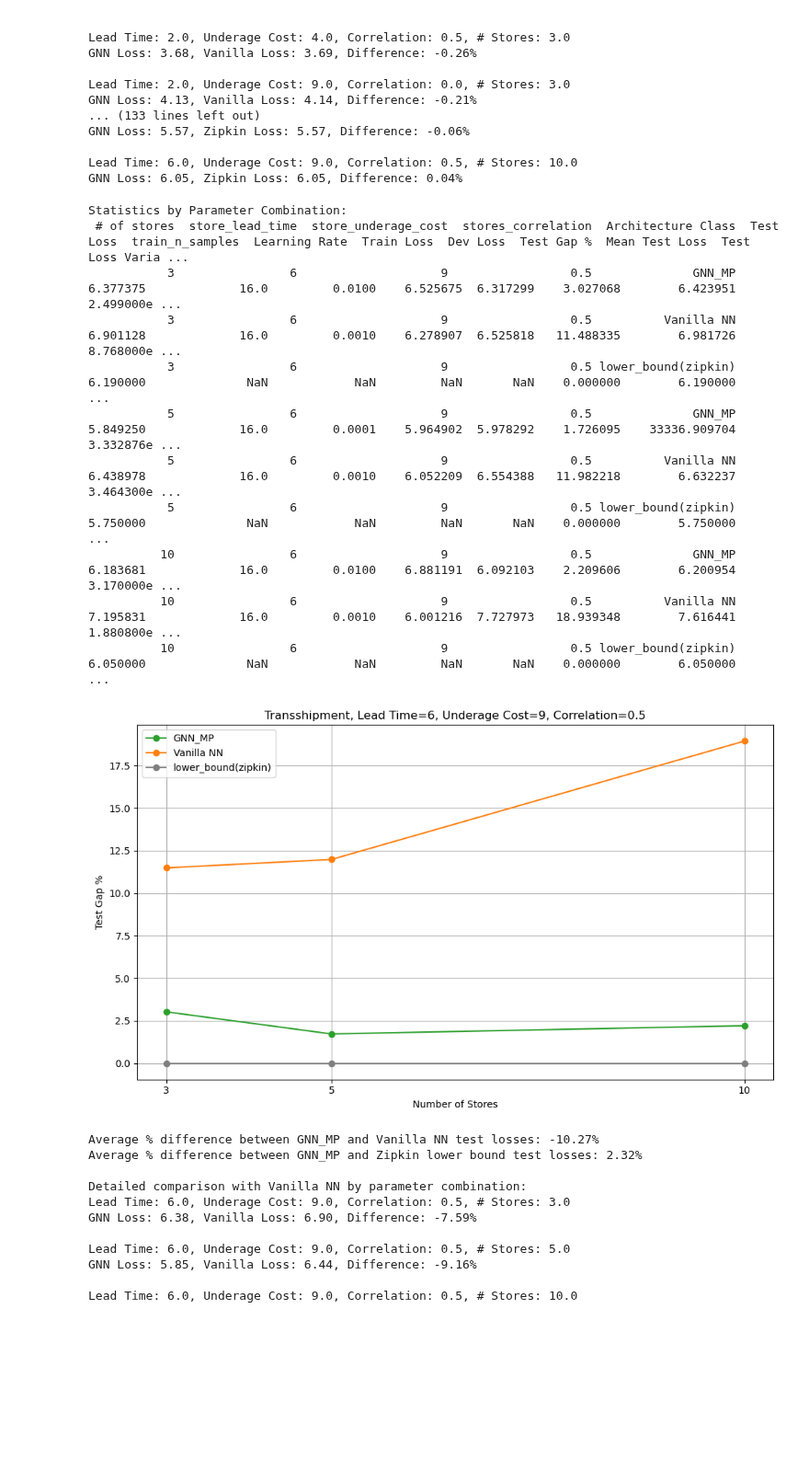
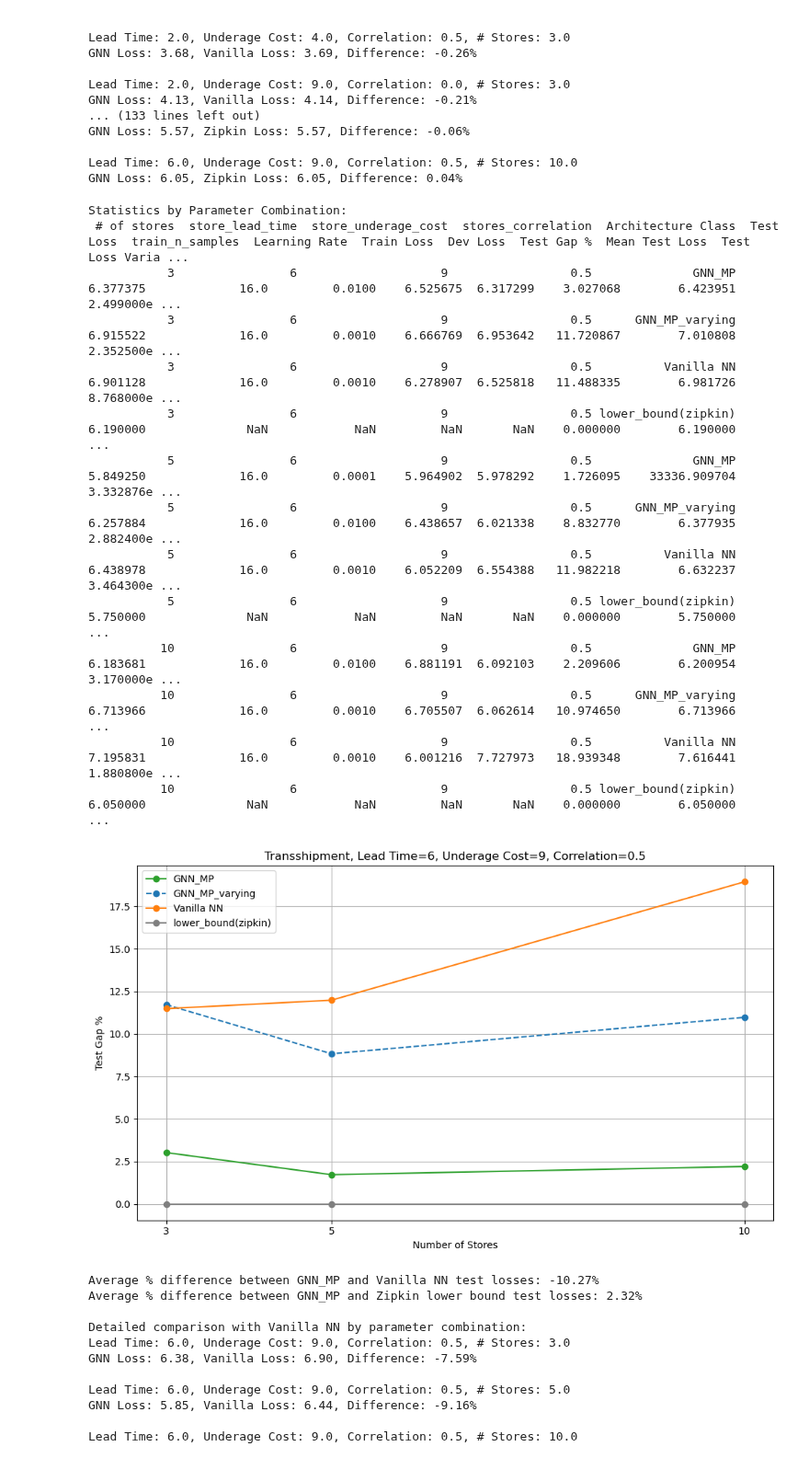
Before and after one commit to minuk302/Neural_inventory_control, a Jupyter notebook: analysis/ray_generic_architecture_transshipment.ipynb, the cells around one changed output. Shown at 92% size. Saved outputs shown, nothing was run; the diff lists cells and outputs as text; code cells hidden in the pictures; blank space fills up the shorter version.

```diff
--- a/analysis/ray_generic_architecture_transshipment.ipynb
+++ b/analysis/ray_generic_architecture_transshipment.ipynb
@@ -372,12 +372,14 @@ lower_bound_df = pd.DataFrame(lower_bound_data)
 # Define color scheme for architecture types
 color_scheme = {
     "GNN_MP": "#2ca02c",  # Green
+    "GNN_MP_varying": "#1f77b4",  # Blue
     "lower_bound(zipkin)": "#7f7f7f",  # Gray
     "Vanilla NN": "#ff7f0e",  # Orange
 }
 
 linestyle_scheme = {
     "GNN_MP": "-",  # Solid
+    "GNN_MP_varying": "--",  # Dashed
     "lower_bound(zipkin)": "-", # Solid
     "Vanilla NN": "-",  # Solid
 }
@@ -387,14 +389,26 @@ testset_name = "generic_architecture_transshipment"
 # Define paths for each architecture
 architectures = {
     "GNN_MP": {},
+    "GNN_MP_varying": {},
     "Vanilla NN": {}
 }
 
 for arch in architectures:
-    architectures[arch] = {
-        n_stores: f'/user/ml4723/Prj/NIC/ray_results/{testset_name}/{"vanilla" if arch == "Vanilla NN" else "GNN_MP"}_transshipment/{n_stores}'
-        for n_stores in [3, 5, 10]
-    }
+    if arch == "GNN_MP":
+        architectures[arch] = {
+            n_stores: f'/user/ml4723/Prj/NIC/ray_results/{testset_name}/GNN_MP_transshipment/{n_stores}'
+            for n_stores in [3, 5, 10]
+        }
+    elif arch == "GNN_MP_varying":
+        architectures[arch] = {
+            n_stores: f'/user/ml4723/Prj/NIC/ray_results/{testset_name}/GNN_MP_transshipment_varying_training_primitives/{n_stores}'
+            for n_stores in [3, 5, 10]
+        }
+    else:  # Vanilla NN
+        architectures[arch] = {
+            n_stores: f'/user/ml4723/Prj/NIC/ray_results/{testset_name}/vanilla_transshipment/{n_stores}'
+            for n_stores in [3, 5, 10]
+        }
 
 def custom_data_filler(out_row, reference_row):
     out_row['path'] = reference_row['path']
@@ -460,34 +474,37 @@ for arch in pivot_df.columns:
             linestyle=linestyle_scheme[arch])
 
 plt.title('Transshipment, Lead Time=6, Underage Cost=9, Correlation=0.5')
 plt.xlabel('Number of Stores')
 plt.ylabel('Test Gap %')
 plt.grid(True)
 plt.legend()
 plt.xticks([3, 5, 10])
 
 print("\nStatistics by Parameter Combination:")
 
 # Drop specified columns
 df = df.drop(['# of runs', 'samples', 'hyperparam_name', 'path'], axis=1)
 
 print(df.sort_values(['store_lead_time', 'store_underage_cost', 'stores_correlation', '# of stores']).to_string(index=False))
 
 plt.tight_layout()
 plt.show()
 # %% [output]
 Statistics by Parameter Combination:
  # of stores  store_lead_time  store_underage_cost  stores_correlation  Architecture Class  Test Loss  train_n_samples  Learning Rate  Train Loss  Dev Loss  Test Gap %  Mean Test Loss  Test Loss Varia ...
            3                6                    9                 0.5              GNN_MP   6.377375             16.0         0.0100    6.525675  6.317299    3.027068        6.423951        2.499000e ...
+           3                6                    9                 0.5      GNN_MP_varying   6.915522             16.0         0.0010    6.666769  6.953642   11.720867        7.010808        2.352500e ...
            3                6                    9                 0.5          Vanilla NN   6.901128             16.0         0.0010    6.278907  6.525818   11.488335        6.981726        8.768000e ...
            3                6                    9                 0.5 lower_bound(zipkin)   6.190000              NaN            NaN         NaN       NaN    0.000000        6.190000                  ...
            5                6                    9                 0.5              GNN_MP   5.849250             16.0         0.0001    5.964902  5.978292    1.726095    33336.909704        3.332876e ...
+           5                6                    9                 0.5      GNN_MP_varying   6.257884             16.0         0.0100    6.438657  6.021338    8.832770        6.377935        2.882400e ...
            5                6                    9                 0.5          Vanilla NN   6.438978             16.0         0.0010    6.052209  6.554388   11.982218        6.632237        3.464300e ...
            5                6                    9                 0.5 lower_bound(zipkin)   5.750000              NaN            NaN         NaN       NaN    0.000000        5.750000                  ...
           10                6                    9                 0.5              GNN_MP   6.183681             16.0         0.0100    6.881191  6.092103    2.209606        6.200954        3.170000e ...
+          10                6                    9                 0.5      GNN_MP_varying   6.713966             16.0         0.0010    6.705507  6.062614   10.974650        6.713966                  ...
           10                6                    9                 0.5          Vanilla NN   7.195831             16.0         0.0010    6.001216  7.727973   18.939348        7.616441        1.880800e ...
           10                6                    9                 0.5 lower_bound(zipkin)   6.050000              NaN            NaN         NaN       NaN    0.000000        6.050000                  ...
-[figure, old version]
+[figure, new version]
 # %%
 # Calculate average % difference between GNN_MP and Vanilla NN test losses
 gnn_data = df[df['Architecture Class'] == 'GNN_MP']
```
Also changed, not shown: 9 other files.
